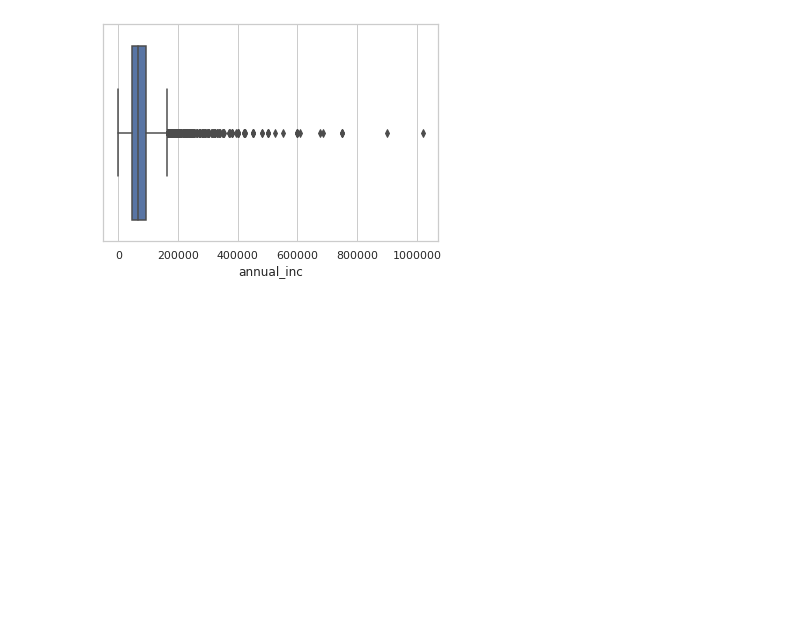
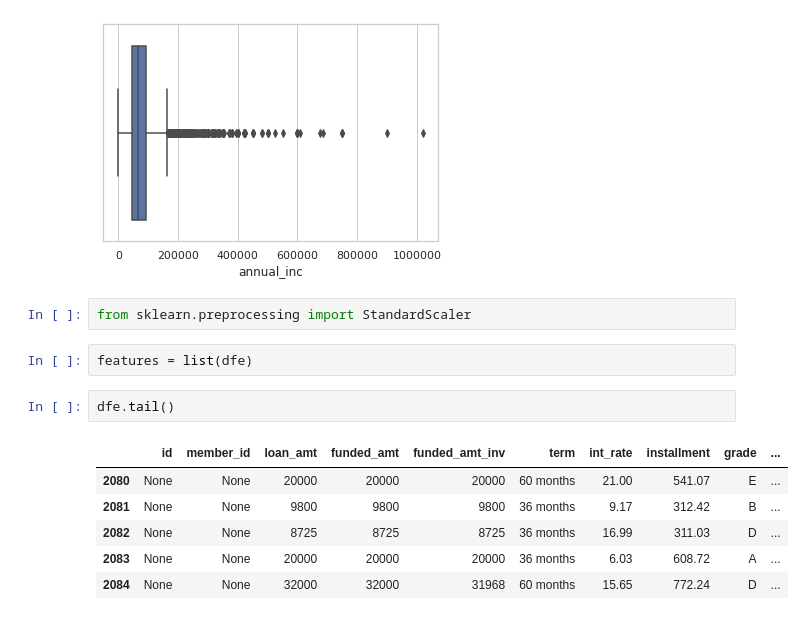
Before and after one commit to datawolf19/hands-on-ml, a Jupyter notebook: Lending Club.ipynb, the cells around one changed output. Saved outputs shown, nothing was run; the diff lists cells and outputs as text; blank space fills up the shorter version.

```diff
--- a/Lending Club.ipynb
+++ b/Lending Club.ipynb
@@ -79,3 +79,16 @@ sns.set(style='whitegrid')
 ax = sns.boxplot(x='annual_inc', data=dfe)
 # %% [output]
 [figure]
+# %%
+from sklearn.preprocessing import StandardScaler
+# %%
+features = list(dfe)
+# %%
+dfe.tail()
+# %% [output]
+|  | id | member_id | loan_amt | funded_amt | funded_amt_inv | term | int_rate | installment | grade | ... |
+| 2080 | None | None | 20000 | 20000 | 20000 | 60 months | 21.00 | 541.07 | E | ... |
+| 2081 | None | None | 9800 | 9800 | 9800 | 36 months | 9.17 | 312.42 | B | ... |
+| 2082 | None | None | 8725 | 8725 | 8725 | 36 months | 16.99 | 311.03 | D | ... |
+| 2083 | None | None | 20000 | 20000 | 20000 | 36 months | 6.03 | 608.72 | A | ... |
+| 2084 | None | None | 32000 | 32000 | 31968 | 60 months | 15.65 | 772.24 | D | ... |
```
